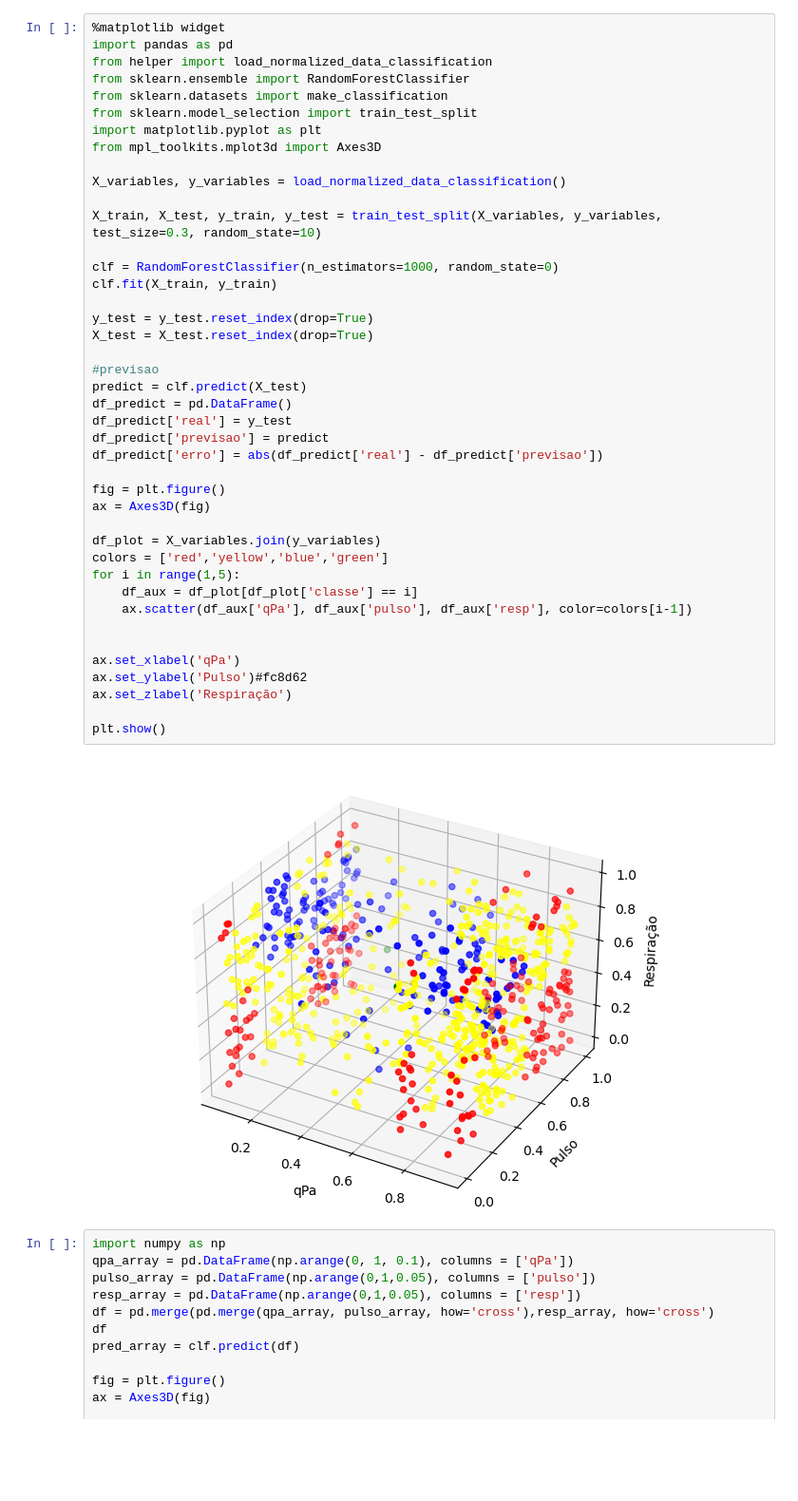
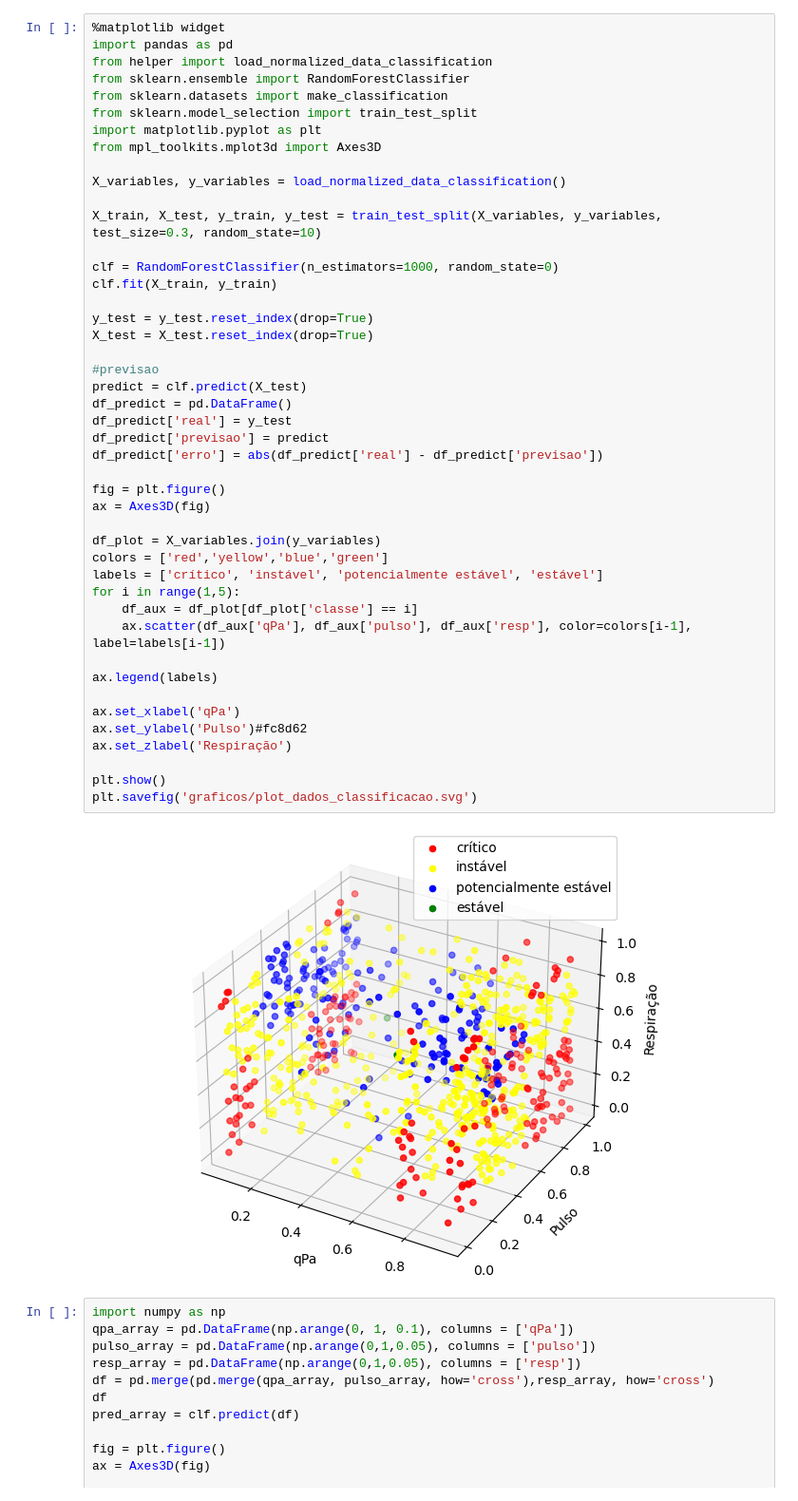
Before and after one commit to guilherme9718/SI_Trab3_Regredir_Classificar, a Jupyter notebook: Visualização 3D classificação.ipynb, the cells around one changed output. Shown at 95% size. Cells and saved outputs as stored; diff of their text form; blank space fills up the shorter version.

```diff
--- a/Visualização 3D classificação.ipynb
+++ b/Visualização 3D classificação.ipynb
@@ -13,35 +13,38 @@ X_variables, y_variables = load_normalized_data_classification()
 X_train, X_test, y_train, y_test = train_test_split(X_variables, y_variables, test_size=0.3, random_state=10)
 
 clf = RandomForestClassifier(n_estimators=1000, random_state=0)
 clf.fit(X_train, y_train)
 
 y_test = y_test.reset_index(drop=True)
 X_test = X_test.reset_index(drop=True)
 
 #previsao
 predict = clf.predict(X_test)
 df_predict = pd.DataFrame()
 df_predict['real'] = y_test
 df_predict['previsao'] = predict
 df_predict['erro'] = abs(df_predict['real'] - df_predict['previsao'])
 
 fig = plt.figure()
 ax = Axes3D(fig)
 
 df_plot = X_variables.join(y_variables)
 colors = ['red','yellow','blue','green']
+labels = ['crítico', 'instável', 'potencialmente estável', 'estável']
 for i in range(1,5):
     df_aux = df_plot[df_plot['classe'] == i]
-    ax.scatter(df_aux['qPa'], df_aux['pulso'], df_aux['resp'], color=colors[i-1])
+    ax.scatter(df_aux['qPa'], df_aux['pulso'], df_aux['resp'], color=colors[i-1], label=labels[i-1])
 
+ax.legend(labels)
 
 ax.set_xlabel('qPa')
 ax.set_ylabel('Pulso')#fc8d62
 ax.set_zlabel('Respiração')
 
 plt.show()
+plt.savefig('graficos/plot_dados_classificacao.svg')
 # %% [output]
-[figure, old version]
+[figure, new version]
 # %%
 import numpy as np
 qpa_array = pd.DataFrame(np.arange(0, 1, 0.1), columns = ['qPa'])
```
Also changed, not shown: 7 other files.
